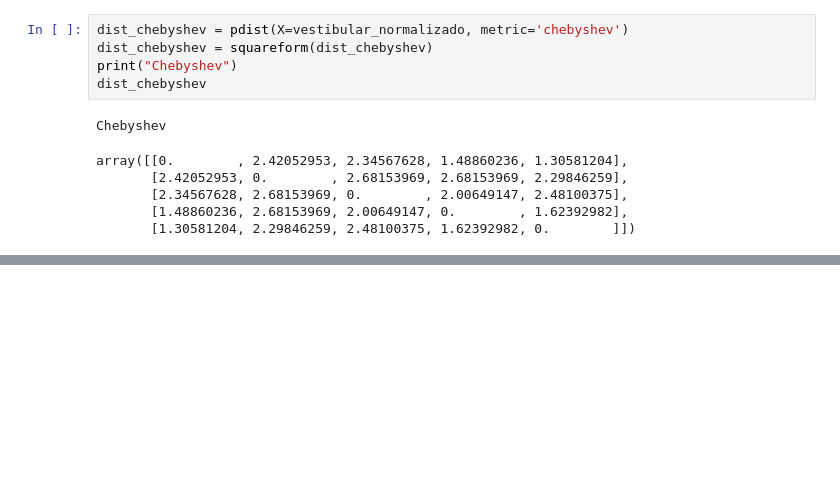
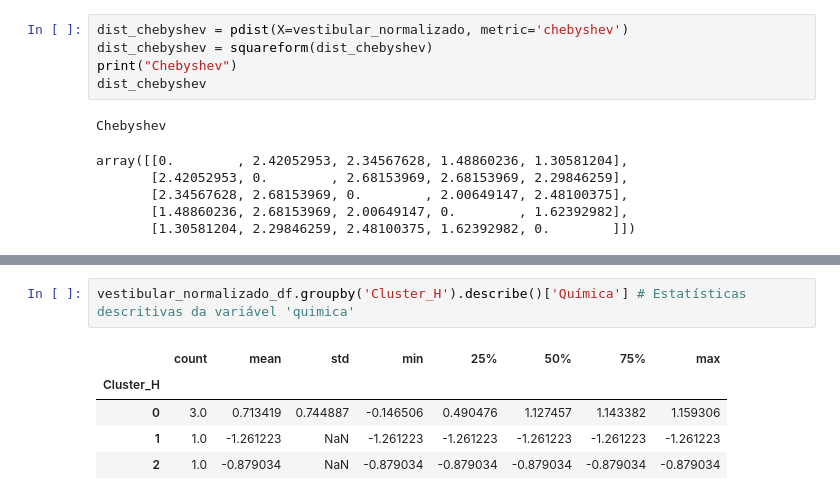
Before and after one commit to PericlesSavio/datascience, a Jupyter notebook: MBA em Data Science e Analytics/Agrupamento Hierárquico/Notas.ipynb, the cells around one changed output, grey strips where cells are left out. Saved outputs shown, nothing was run; the diff lists cells and outputs as text; blank space fills up the shorter version.

```diff
--- a/MBA em Data Science e Analytics/Agrupamento Hierárquico/Agrupamento Hierárquico.ipynb
+++ b/MBA em Data Science e Analytics/Agrupamento Hierárquico/Notas.ipynb
@@ -251,0 +187,8 @@ previsoes = hc.fit_predict(base)
+# %%
+vestibular_normalizado_df.groupby('Cluster_H').describe()['Química'] # Estatísticas descritivas da variável 'quimica'
+# %% [output]
+|  | count | mean | std | min | 25% | 50% | 75% | max |
+| Cluster_H |  |  |  |  |  |  |  |  |
+| 0 | 3.0 | 0.713419 | 0.744887 | -0.146506 | 0.490476 | 1.127457 | 1.143382 | 1.159306 |
+| 1 | 1.0 | -1.261223 | NaN | -1.261223 | -1.261223 | -1.261223 | -1.261223 | -1.261223 |
+| 2 | 1.0 | -0.879034 | NaN | -0.879034 | -0.879034 | -0.879034 | -0.879034 | -0.879034 |
```
Also changed, not shown: parts of 38 cells of this notebook, 2 other files.
